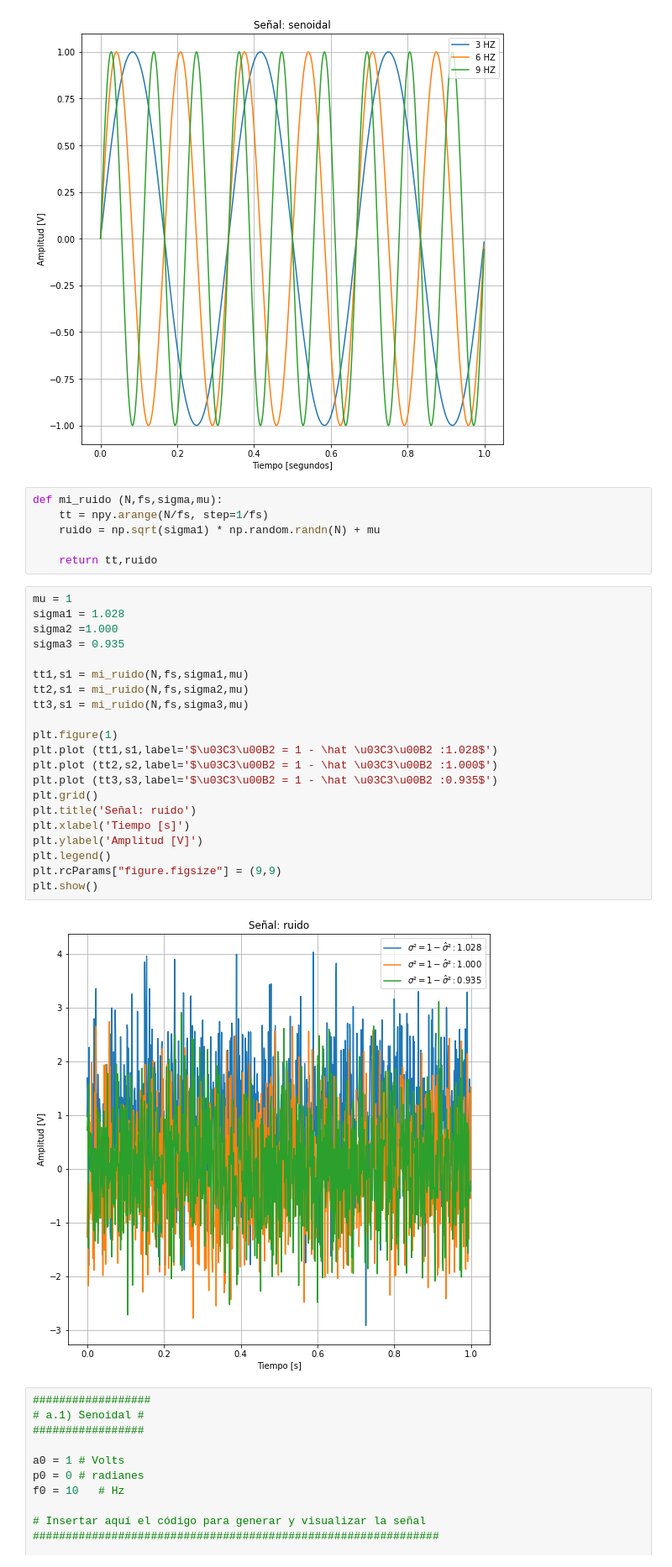
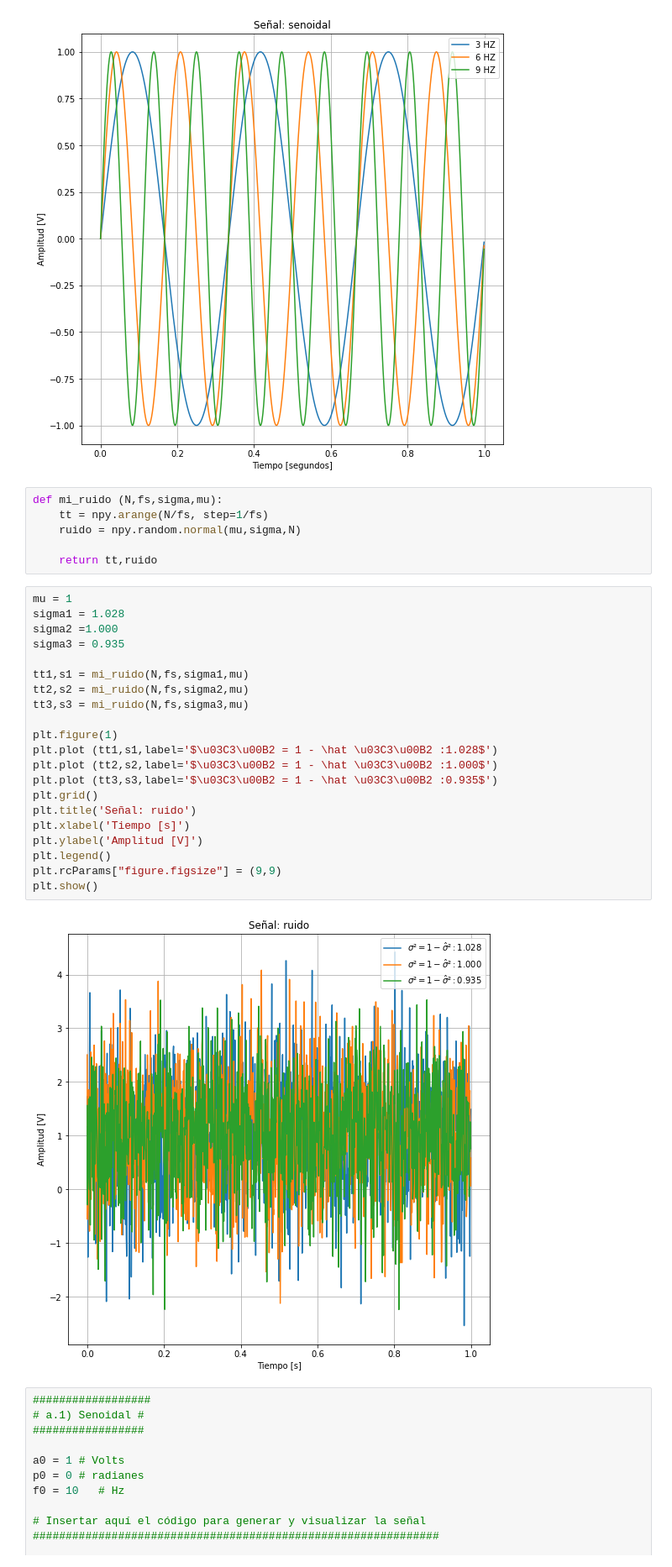
Before and after one commit to jbl95/pds-trabajosPracticos, a Jupyter notebook: TP1 - Muestreo de señales - Forurier.ipynb, the cells around one changed output. Shown at 84% size. Drawn from its saved outputs; the diff is of its cells as text.

```diff
--- a/TP1 - Muestreo de señales - Forurier.ipynb
+++ b/TP1 - Muestreo de señales - Forurier.ipynb
@@ -114,32 +114,32 @@ plt.show()
 # %%
 def mi_ruido (N,fs,sigma,mu):
     tt = npy.arange(N/fs, step=1/fs)
-    ruido = np.sqrt(sigma1) * np.random.randn(N) + mu
+    ruido = npy.random.normal(mu,sigma,N)
 
     return tt,ruido
 # %%
 mu = 1
 sigma1 = 1.028
 sigma2 =1.000
 sigma3 = 0.935
 
 tt1,s1 = mi_ruido(N,fs,sigma1,mu)
-tt2,s1 = mi_ruido(N,fs,sigma2,mu)
-tt3,s1 = mi_ruido(N,fs,sigma3,mu)
+tt2,s2 = mi_ruido(N,fs,sigma2,mu)
+tt3,s3 = mi_ruido(N,fs,sigma3,mu)
 
 plt.figure(1)
 plt.plot (tt1,s1,label='$\u03C3\u00B2 = 1 - \hat \u03C3\u00B2 :1.028$')
 plt.plot (tt2,s2,label='$\u03C3\u00B2 = 1 - \hat \u03C3\u00B2 :1.000$')
 plt.plot (tt3,s3,label='$\u03C3\u00B2 = 1 - \hat \u03C3\u00B2 :0.935$')
 plt.grid()
 plt.title('Señal: ruido')
 plt.xlabel('Tiempo [s]')
 plt.ylabel('Amplitud [V]')
 plt.legend()
 plt.rcParams["figure.figsize"] = (9,9)
 plt.show()
 # %% [output]
-[figure, old version]
+[figure, new version]
 # %%
 ##################
 # a.1) Senoidal #
```
Also changed, not shown: parts of 4 cells of this notebook.
